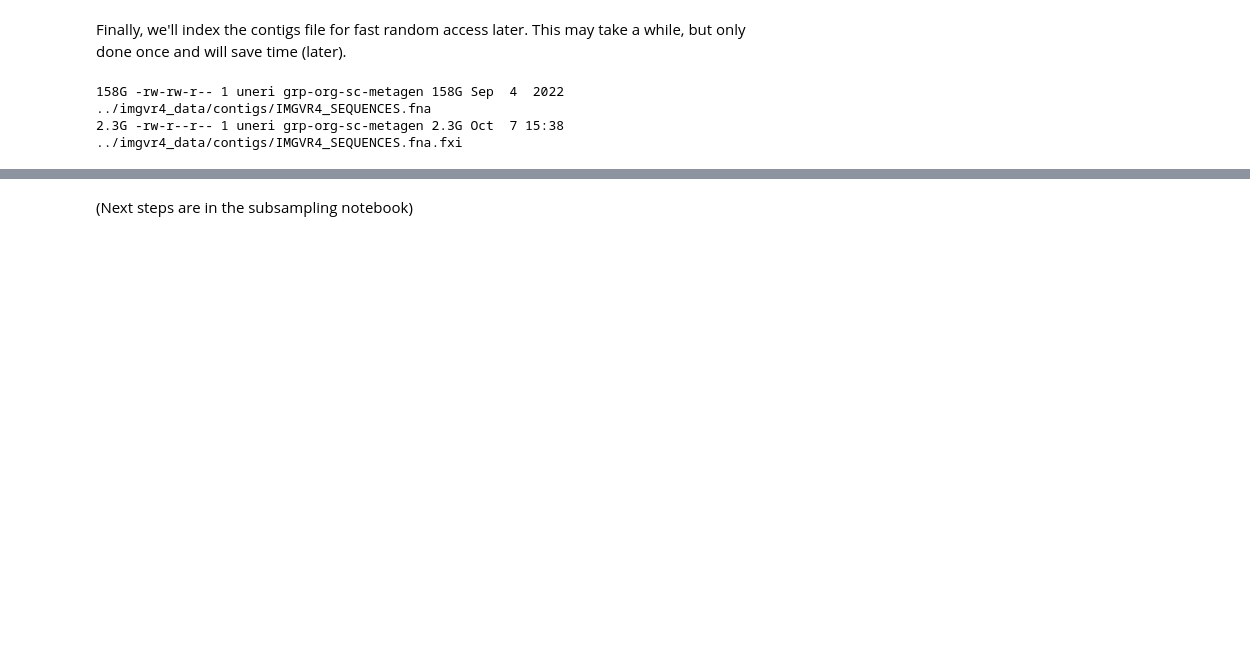
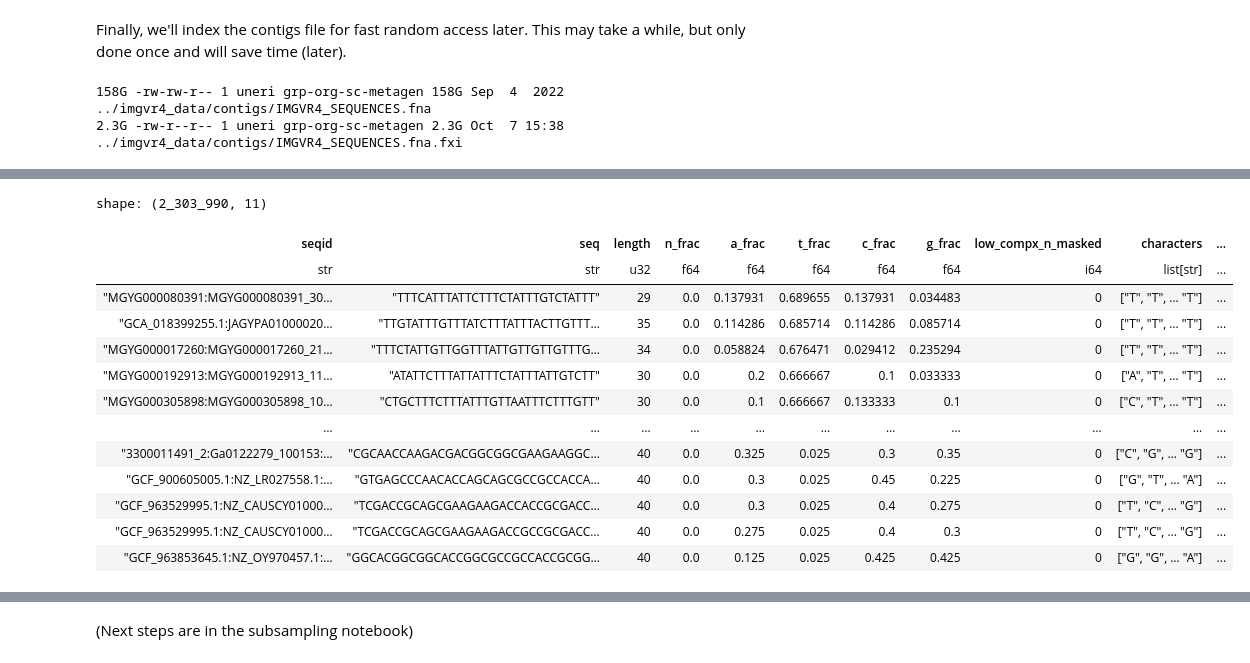
Before and after one commit to rickbeeloo/spacer_matching_bench, a Jupyter notebook: notebooks/fetch_real_data.ipynb, the cells around one changed output, grey strips where cells are left out. Saved outputs shown, nothing was run; the diff lists cells and outputs as text; code cells hidden in the pictures; blank space fills up the shorter version.

```diff
--- a/notebooks/fetch_real_data.ipynb
+++ b/notebooks/fetch_real_data.ipynb
@@ -120,0 +276,21 @@ ls -lsh ../imgvr4_data/contigs/IMGVR4_SEQUENCES.fna*
+# %%
+fourmer_spacers = high_compx_spacers.filter(
+    pl.all_horizontal(pl.selectors.starts_with("a_", "c_", "g_", "t_") > 0) &
+    ~pl.any_horizontal(pl.selectors.starts_with("n_") > 0)
+)
+fourmer_spacers
+# %% [output]
+shape: (2_303_990, 11)
+| seqid | seq | length | n_frac | a_frac | t_frac | c_frac | g_frac | low_compx_n_masked | characters | ... |
+| str | str | u32 | f64 | f64 | f64 | f64 | f64 | i64 | list[str] | ... |
+| "MGYG000080391:MGYG000080391_30… | "TTTCATTTATTCTTTCTATTTGTCTATTT" | 29 | 0.0 | 0.137931 | 0.689655 | 0.137931 | 0.034483 | 0 | ["T", "T", … "T"] | ... |
+| "GCA_018399255.1:JAGYPA01000020… | "TTGTATTTGTTTATCTTTATTTACTTGTTT… | 35 | 0.0 | 0.114286 | 0.685714 | 0.114286 | 0.085714 | 0 | ["T", "T", … "T"] | ... |
+| "MGYG000017260:MGYG000017260_21… | "TTTCTATTGTTGGTTTATTGTTGTTGTTTG… | 34 | 0.0 | 0.058824 | 0.676471 | 0.029412 | 0.235294 | 0 | ["T", "T", … "T"] | ... |
+| "MGYG000192913:MGYG000192913_11… | "ATATTCTTTATTATTTCTATTTATTGTCTT" | 30 | 0.0 | 0.2 | 0.666667 | 0.1 | 0.033333 | 0 | ["A", "T", … "T"] | ... |
+| "MGYG000305898:MGYG000305898_10… | "CTGCTTTCTTTATTTGTTAATTTCTTTGTT" | 30 | 0.0 | 0.1 | 0.666667 | 0.133333 | 0.1 | 0 | ["C", "T", … "T"] | ... |
+| … | … | … | … | … | … | … | … | … | … | ... |
+| "3300011491_2:Ga0122279_100153:… | "CGCAACCAAGACGACGGCGGCGAAGAAGGC… | 40 | 0.0 | 0.325 | 0.025 | 0.3 | 0.35 | 0 | ["C", "G", … "G"] | ... |
+| "GCF_900605005.1:NZ_LR027558.1:… | "GTGAGCCCAACACCAGCAGCGCCGCCACCA… | 40 | 0.0 | 0.3 | 0.025 | 0.45 | 0.225 | 0 | ["G", "T", … "A"] | ... |
+| "GCF_963529995.1:NZ_CAUSCY01000… | "TCGACCGCAGCGAAGAAGACCACCGCGACC… | 40 | 0.0 | 0.3 | 0.025 | 0.4 | 0.275 | 0 | ["T", "C", … "G"] | ... |
+| "GCF_963529995.1:NZ_CAUSCY01000… | "TCGACCGCAGCGAAGAAGACCGCCGCGACC… | 40 | 0.0 | 0.275 | 0.025 | 0.4 | 0.3 | 0 | ["T", "C", … "G"] | ... |
+| "GCF_963853645.1:NZ_OY970457.1:… | "GGCACGGCGGCACCGGCGCCGCCACCGCGG… | 40 | 0.0 | 0.125 | 0.025 | 0.425 | 0.425 | 0 | ["G", "G", … "A"] | ... |
```
Also changed, not shown: parts of 14 cells of this notebook, 11 other files.
